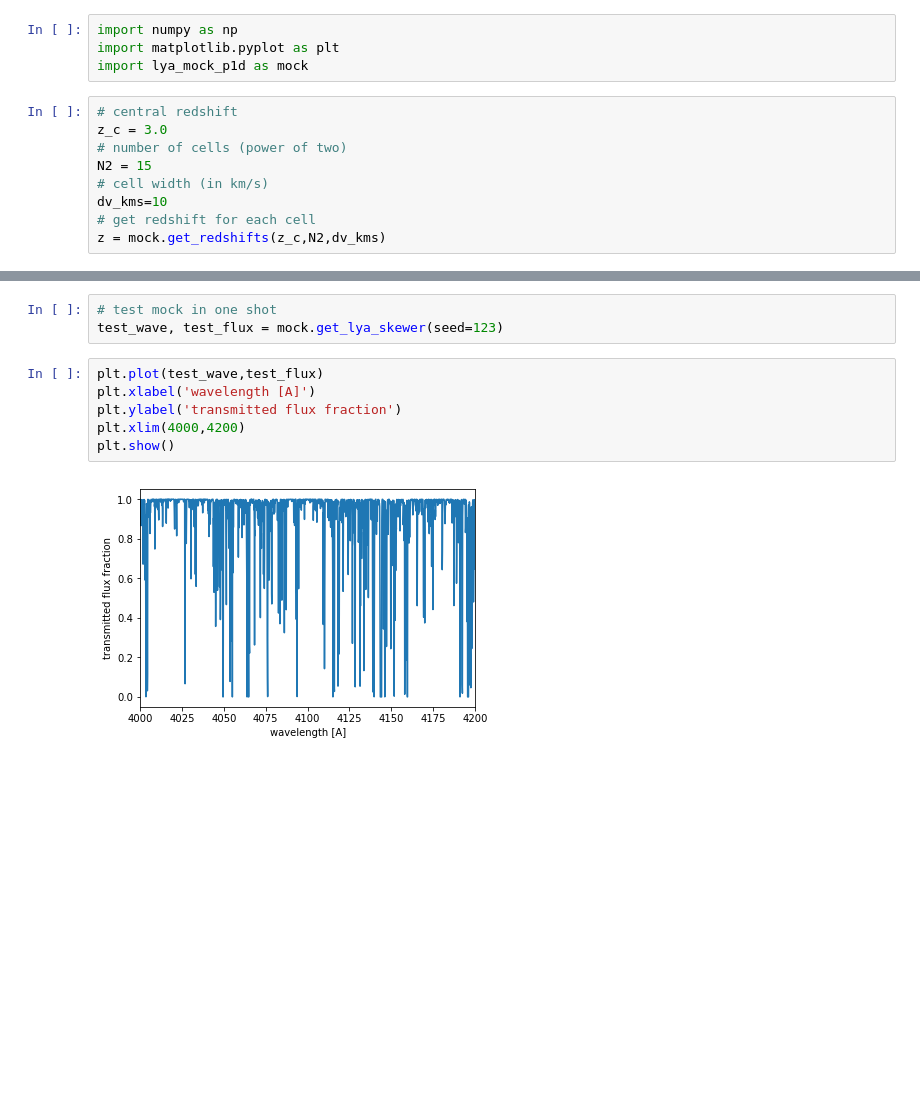
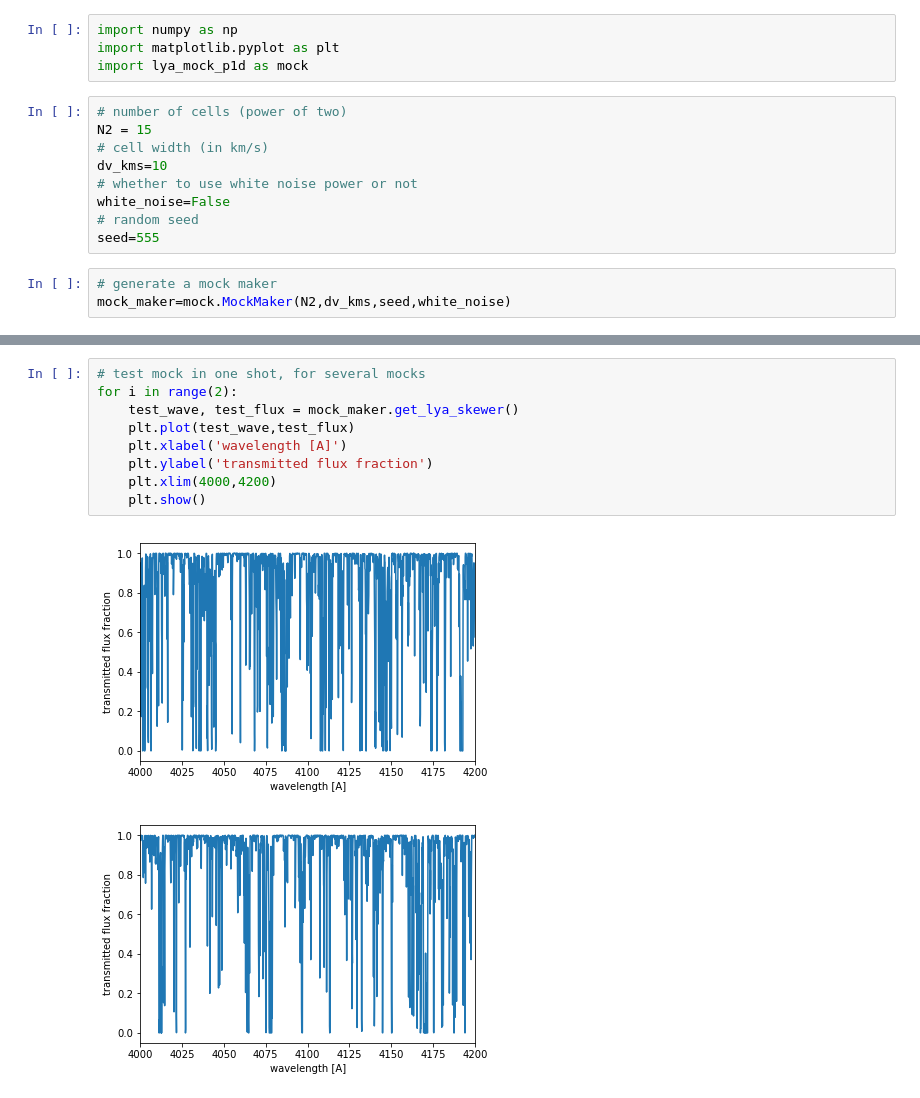
Before and after one commit to igmhub/LyaMockP1D, a Jupyter notebook: test_mock_p1d.ipynb, the cells around one changed output, grey strips where cells are left out. Cells and saved outputs as stored; diff of their text form; blank space fills up the shorter version.

Commit message:
made MockMaker class to take better care of random numbers

```diff
--- a/test_mock_p1d.ipynb
+++ b/test_mock_p1d.ipynb
@@ -3,11 +3,14 @@ import numpy as np
 import matplotlib.pyplot as plt
 import lya_mock_p1d as mock
 # %%
-# central redshift
-z_c = 3.0
 # number of cells (power of two)
 N2 = 15
 # cell width (in km/s)
 dv_kms=10
-# get redshift for each cell
-z = mock.get_redshifts(z_c,N2,dv_kms)
+# whether to use white noise power or not
+white_noise=False
+# random seed
+seed=555
+# %%
+# generate a mock maker
+mock_maker=mock.MockMaker(N2,dv_kms,seed,white_noise)
@@ -74,11 +80,12 @@ plt.show()
-# %%
-# test mock in one shot
-test_wave, test_flux = mock.get_lya_skewer(seed=123)
 # %%
-plt.plot(test_wave,test_flux)
-plt.xlabel('wavelength [A]')
-plt.ylabel('transmitted flux fraction')
-plt.xlim(4000,4200)
-plt.show()
+# test mock in one shot, for several mocks
+for i in range(2):
+    test_wave, test_flux = mock_maker.get_lya_skewer()
+    plt.plot(test_wave,test_flux)
+    plt.xlabel('wavelength [A]')
+    plt.ylabel('transmitted flux fraction')
+    plt.xlim(4000,4200)
+    plt.show()
 # %% [output]
-[figure, old version]
+[figure, new version]
+[figure, added]
```
Also changed, not shown: parts of 9 cells of this notebook, 3 other files.
